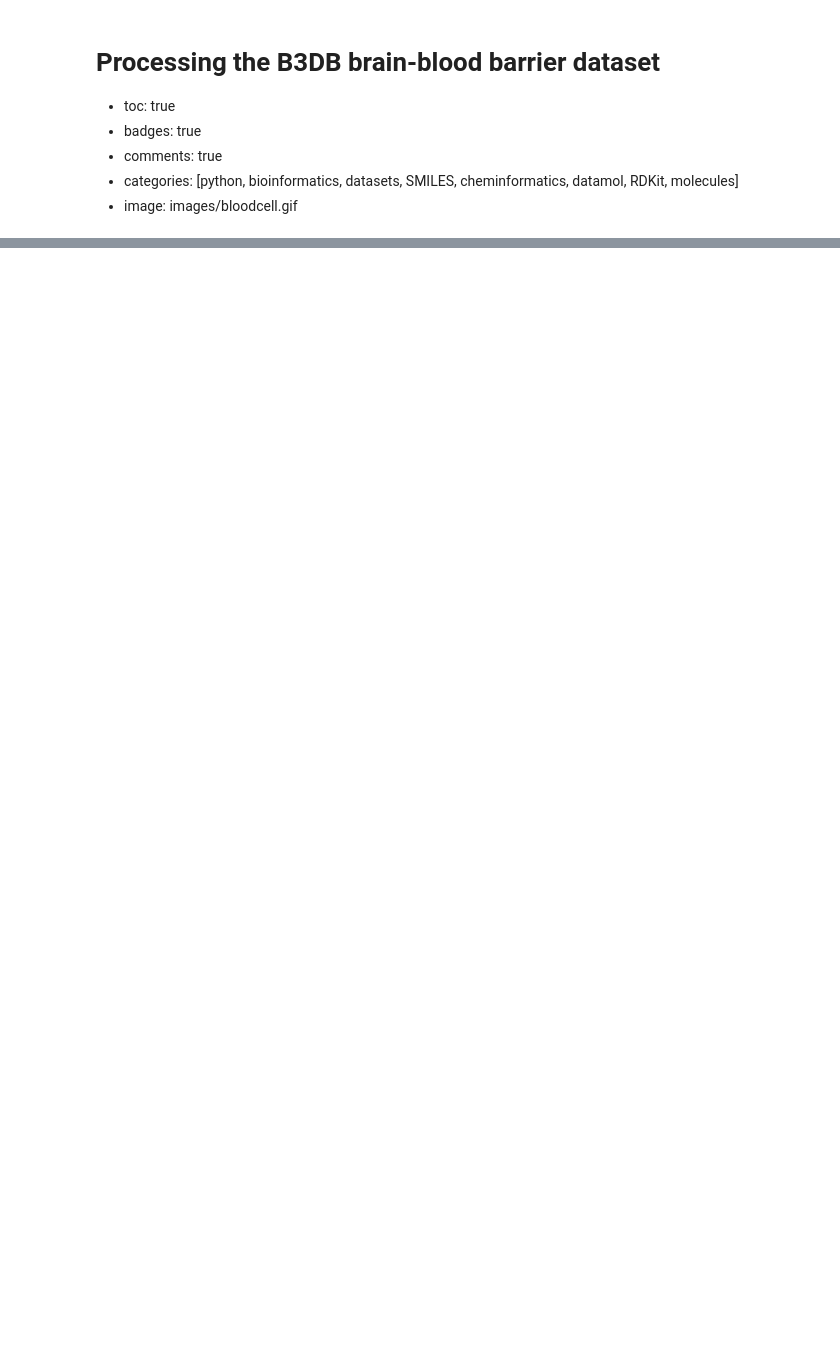
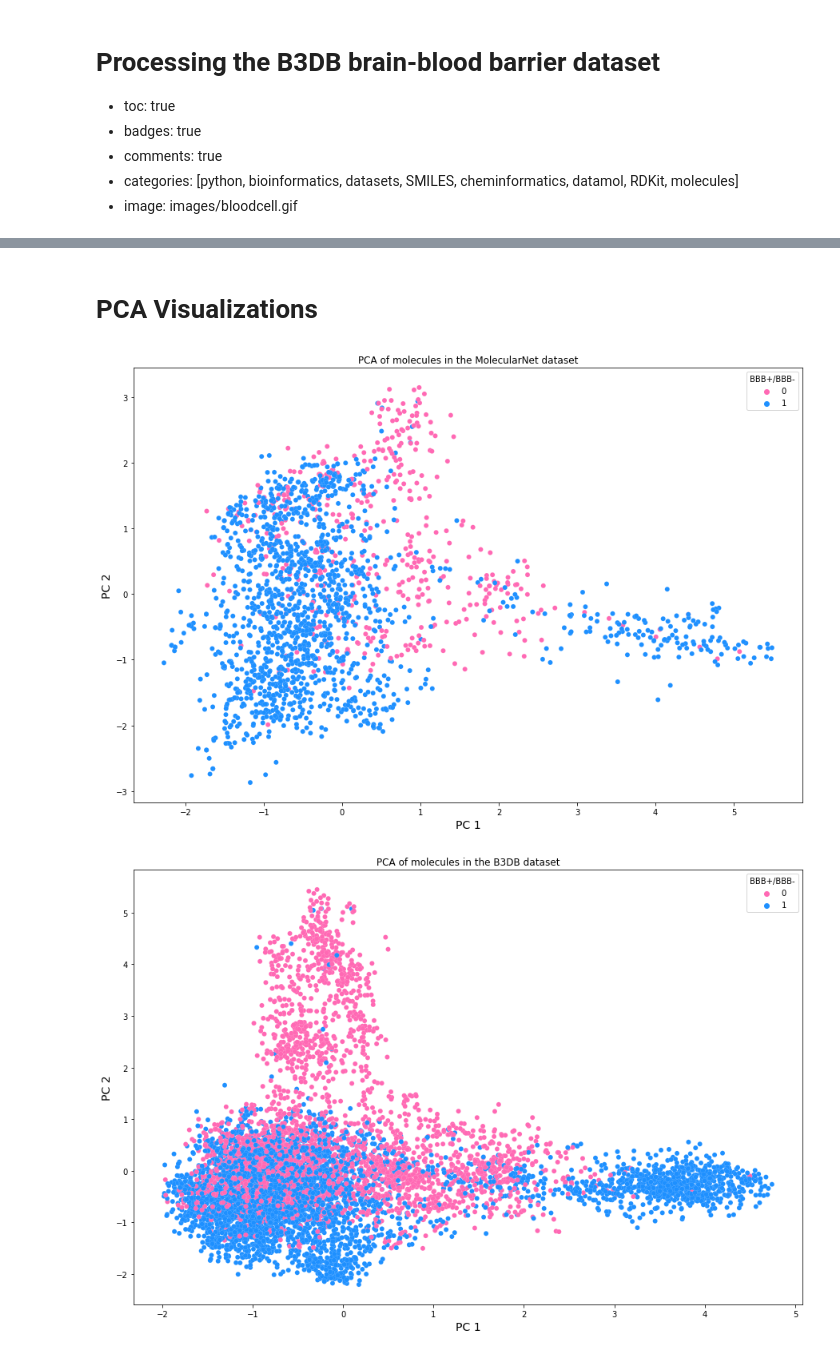
Before and after one commit to gdeol4/neongenes, a Jupyter notebook: _notebooks/2021-11-09-using-the-B3DB-dataset.ipynb, the cells around one changed output, grey strips where cells are left out. Saved outputs shown, nothing was run; the diff lists cells and outputs as text; code cells hidden in the pictures; blank space fills up the shorter version.

Commit message:
Added PCA and merged datasets

```diff
--- a/_notebooks/2021-11-09-using-the-B3DB-dataset.ipynb
+++ b/_notebooks/2021-11-09-using-the-B3DB-dataset.ipynb
@@ -28,2 +30,9 @@ bbb_df = pd.read_csv("data/B3DB_classification.tsv",
 # %%
+# reading in the data
+bbb_df = pd.read_csv("data/B3DB_classification.tsv", sep="\t")
+
+# dropping columns
 bbb_df = bbb_df.drop(["CID", "logBB", "Inchi", "threshold", "reference", "group", "comments", "NO.", "IUPAC_name", "compound_name"], axis=1)
+
+# mapping given labels to binary
+bbb_df['BBB+/BBB-'] = bbb_df['BBB+/BBB-'].map({'BBB+': 1, 'BBB-': 0})
@@ -102,0 +74,6 @@ plt.show()
+# %%
+# Loading the MoleculeNet dataset
+MolNet = pd.read_csv("data/MoleculeNet.csv")
+
+# concatenating both dataframes
+final_df = pd.concat([MolNet, B3DB])
@@ -102,0 +101,6 @@ plt.show()
+# %%
+# Dropping duplicates based on unique inchikey values
+final_df = final_df.drop_duplicates(subset='inchikey', keep="first")
+
+# Saving the final dataframe as b3_molecules
+final_df.to_csv('./data/b3_molecules.csv', index=False)
@@ -102,0 +189,41 @@ plt.show()
+# %% [markdown]
+# PCA Visualizations
+# %%
+fig_molnet = plt.figure(figsize=(15, 10))
+
+plt.xlabel("PC 1", fontsize=14)
+plt.ylabel("PC 2", fontsize=14)
+
+sns.scatterplot(data=molnet_fps, x="PC_1", y="PC_2",
+                hue="BBB+/BBB-",
+                palette=sns.color_palette(["hotpink", "dodgerblue"]),
+                linewidth=0.1,
+                ).set(title='PCA of molecules in the MolecularNet dataset')
+plt.show()
+
+fig_B3DB = plt.figure(figsize=(15, 10))
+
+plt.xlabel("PC 1", fontsize=14)
+plt.ylabel("PC 2", fontsize=14)
+
+sns.scatterplot(data=B3DB_fps, x="PC_1", y="PC_2",
+                hue="BBB+/BBB-",
+                palette=sns.color_palette(["hotpink", "dodgerblue"]),
+                linewidth=0.1,
+                ).set(title='PCA of molecules in the B3DB dataset')
+plt.show()
+
+fig_final = plt.figure(figsize=(15, 10))
+
+plt.xlabel("PC 1", fontsize=14)
+plt.ylabel("PC 2", fontsize=14)
+
+sns.scatterplot(data=final_fps, x="PC_1", y="PC_2",
+                hue="BBB+/BBB-",
+                palette=sns.color_palette(["hotpink", "dodgerblue"]),
+                linewidth=0.1,
+                ).set(title='PCA of molecules in the combined and filtered dataset')
+plt.show()
+# %% [output]
+[figure, added]
+[figure, added]
```
Also changed, not shown: parts of 19 cells of this notebook, 4 other files.
